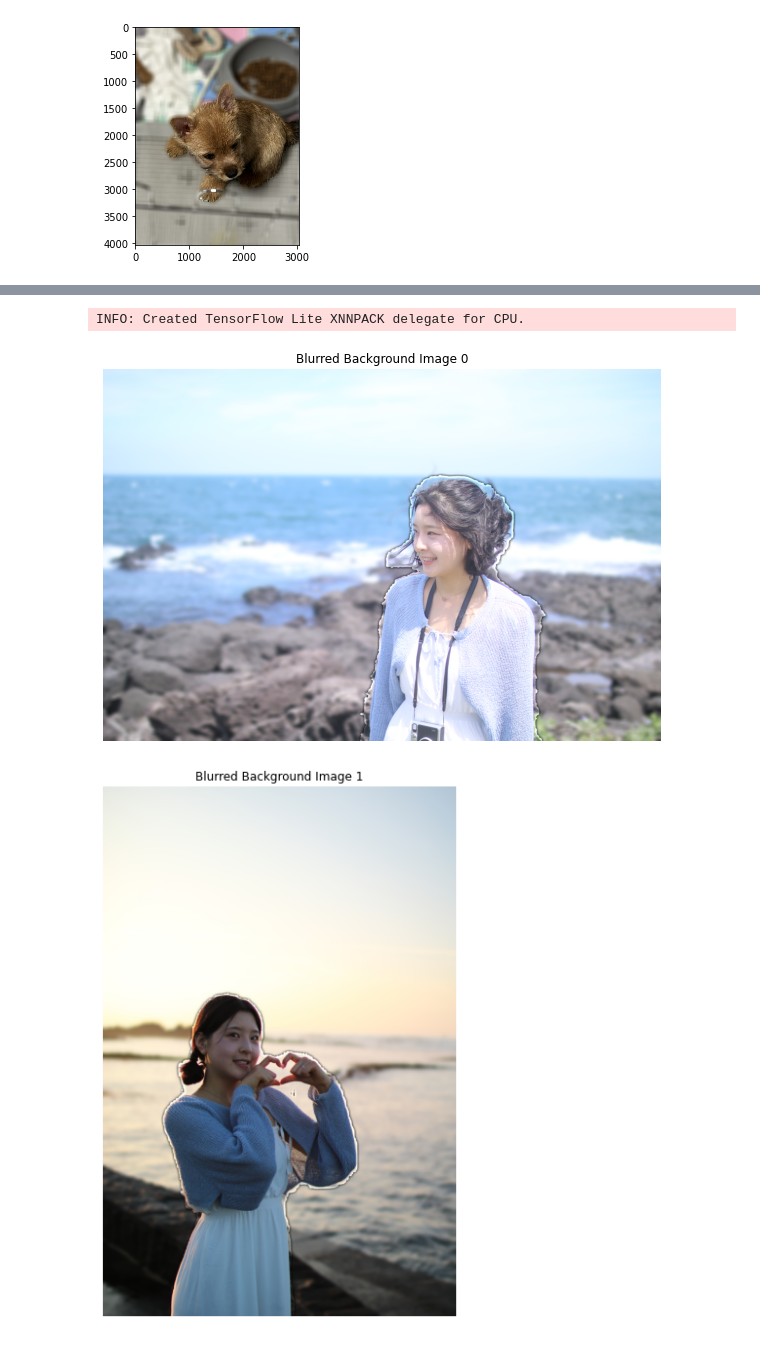
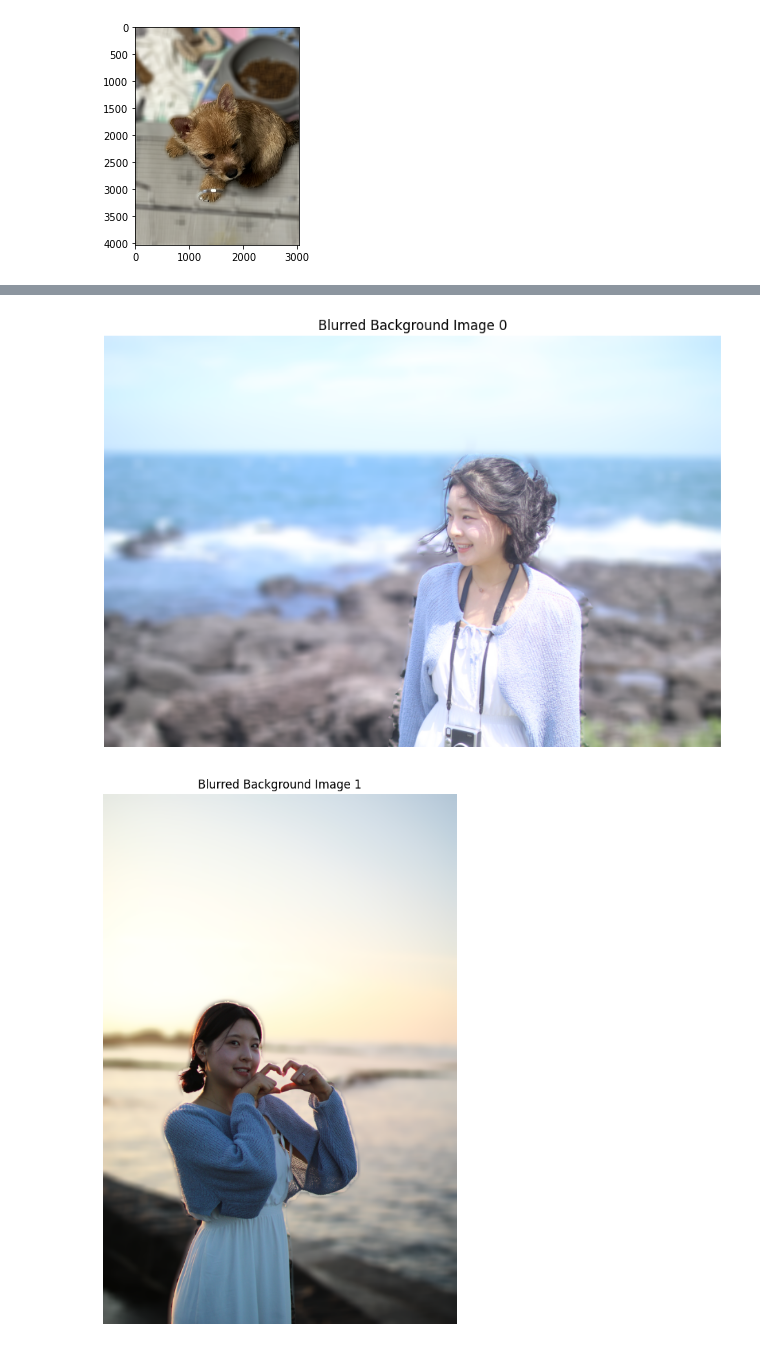
Before and after one commit to 5655530/AIFFEL_CORE_QUEST, a Jupyter notebook: image_segmentation/image_sgmt.ipynb, the cells around one changed output, grey strips where cells are left out. Cells and saved outputs as stored; diff of their text form; code cells hidden in the pictures.

```diff
--- a/image_segmentation/image_sgmt.ipynb
+++ b/image_segmentation/image_sgmt.ipynb
@@ -209,8 +207,13 @@ import matplotlib.pyplot as plt
 mp_drawing = mp.solutions.drawing_utils
 mp_selfie_segmentation = mp.solutions.selfie_segmentation
 
+img_path1 = '/content/IMG_1966.JPG'
+img_orig1 = cv2.imread(img_path1)
+img_path2 = '/content/KakaoTalk_20230905_200332507_01.jpg'
+img_orig2 = cv2.imread(img_path2)
+
 # 사용자가 지정한 파일 목록
-IMAGE_FILES = [img_path1, img_path3]
+IMAGE_FILES = [img_path1, img_path2]
 BG_COLOR = (0, 0, 0)  # black
 MASK_COLOR = (255, 255, 255)  # white
 # %%
@@ -246,36 +248,32 @@ INFO: Created TensorFlow Lite XNNPACK delegate for CPU.
+# %%
+img_orig_blur1 = cv2.blur(img_orig1, (100,100))
+img_orig_blur2 = cv2.blur(img_orig2, (100,100))
 # %%
 with mp_selfie_segmentation.SelfieSegmentation(model_selection=0) as selfie_segmentation:
     for idx, file in enumerate(IMAGE_FILES):
         image = cv2.imread(file)
         if image is None:
             print(f"Unable to load image: {file}")
             continue
 
         # Convert the BGR image to RGB before processing.
         results = selfie_segmentation.process(cv2.cvtColor(image, cv2.COLOR_BGR2RGB))
 
-        # Create a binary mask for the foreground
+        # Create a condition mask where segmentation mask > 0.1
         condition = np.stack((results.segmentation_mask,) * 3, axis=-1) > 0.1
 
-        # Extract the background using the inverse of the condition
-        background = np.where(condition, 0, image).astype(np.uint8)
+        # 만약 idx가 0이면 img_orig_blur1을 사용하고, 1이면 img_orig_blur3을 사용합니다.
+        blurred_image = img_orig_blur1 if idx == 0 else img_orig_blur2
 
-        # Blur the background
-        blurred_background = cv2.blur(background, (50, 50), 0)
+        # 마스크를 사용하여 원본 이미지와 블러처리된 이미지를 합칩니다.
+        output_image = np.where(condition, image, blurred_image)
 
-        # Create a mask of the original foreground
-        foreground_mask = np.where(condition, image, 0).astype(np.uint8)
-
-        # Combine the blurred background with the original foreground
-        combined = cv2.addWeighted(blurred_background, 1, foreground_mask, 1, 0)
-
-        # Show the combined image using matplotlib
+        # Show the output image using matplotlib
         plt.figure(figsize=(10,10))
-        plt.imshow(cv2.cvtColor(combined, cv2.COLOR_BGR2RGB))
+        plt.imshow(cv2.cvtColor(output_image, cv2.COLOR_BGR2RGB))
         plt.title(f"Blurred Background Image {idx}")
         plt.axis('off')  # Hide the axis values
         plt.show()
 # %% [output]
-INFO: Created TensorFlow Lite XNNPACK delegate for CPU.
-[figure, old version]
+[figure, new version]
-[figure, old version]
+[figure, new version]
```
Also changed, not shown: parts of 3 cells of this notebook.
